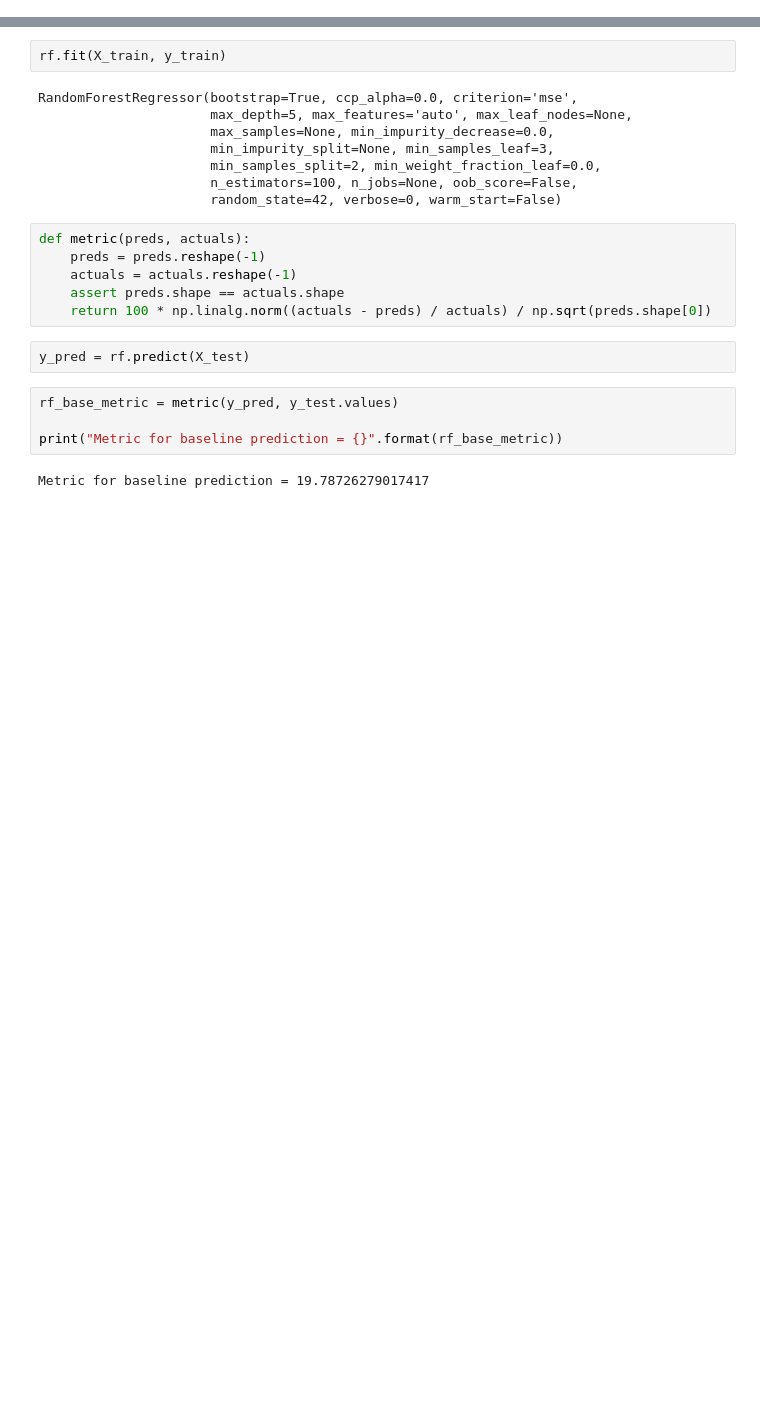
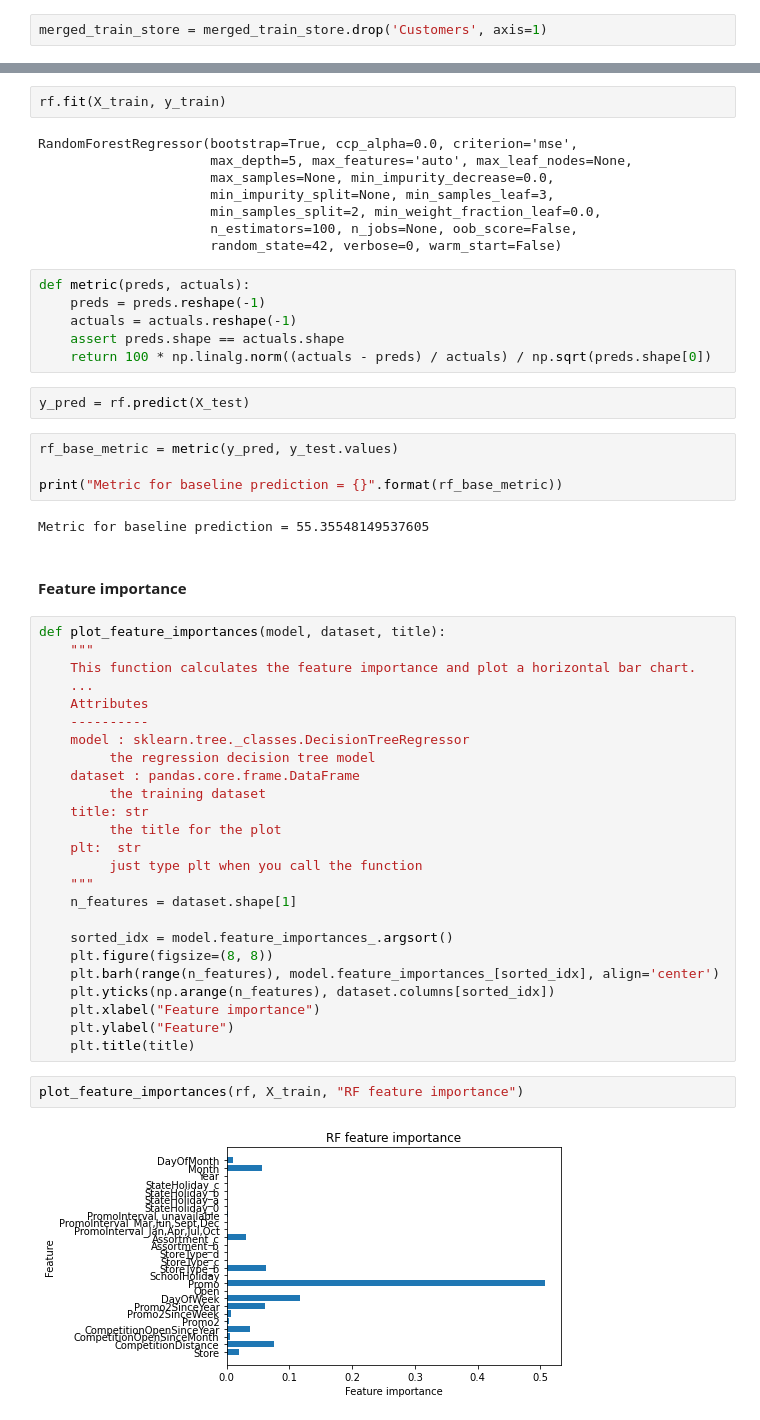
Before and after one commit to wrijupan/Rossmann-DSR-minicomp, a Jupyter notebook: notebooks/02_baseline_model.ipynb, the cells around one changed output, grey strips where cells are left out. Cells and saved outputs as stored; diff of their text form; blank space fills up the shorter version.

Commit message:
Exclude customers column in base model

```diff
--- a/notebooks/02_baseline_model.ipynb
+++ b/notebooks/02_baseline_model.ipynb
@@ -42,3 +44,5 @@ dtype: float64
+# %%
+merged_train_store = merged_train_store.drop('Customers', axis=1)
 # %% [markdown]
 # Drop missing values
 # %%
@@ -354,4 +356,35 @@ rf_base_metric = metric(y_pred, y_test.values)
 
 print("Metric for baseline prediction = {}".format(rf_base_metric))
 # %% [output]
-Metric for baseline prediction = 19.78726279017417
+Metric for baseline prediction = 55.35548149537605
+# %% [markdown]
+#### Feature importance
+# %%
+def plot_feature_importances(model, dataset, title):
+    """
+    This function calculates the feature importance and plot a horizontal bar chart.
+    ...
+    Attributes
+    ----------
+    model : sklearn.tree._classes.DecisionTreeRegressor
+         the regression decision tree model
+    dataset : pandas.core.frame.DataFrame
+         the training dataset
+    title: str
+         the title for the plot
+    plt:  str
+         just type plt when you call the function
+    """
+    n_features = dataset.shape[1]
+
+    sorted_idx = model.feature_importances_.argsort()
+    plt.figure(figsize=(8, 8))
+    plt.barh(range(n_features), model.feature_importances_[sorted_idx], align='center')
+    plt.yticks(np.arange(n_features), dataset.columns[sorted_idx])
+    plt.xlabel("Feature importance")
+    plt.ylabel("Feature")
+    plt.title(title)
+# %%
+plot_feature_importances(rf, X_train, "RF feature importance")
+# %% [output]
+[figure, added]
```
Also changed, not shown: parts of 18 cells of this notebook, 1 other file.
